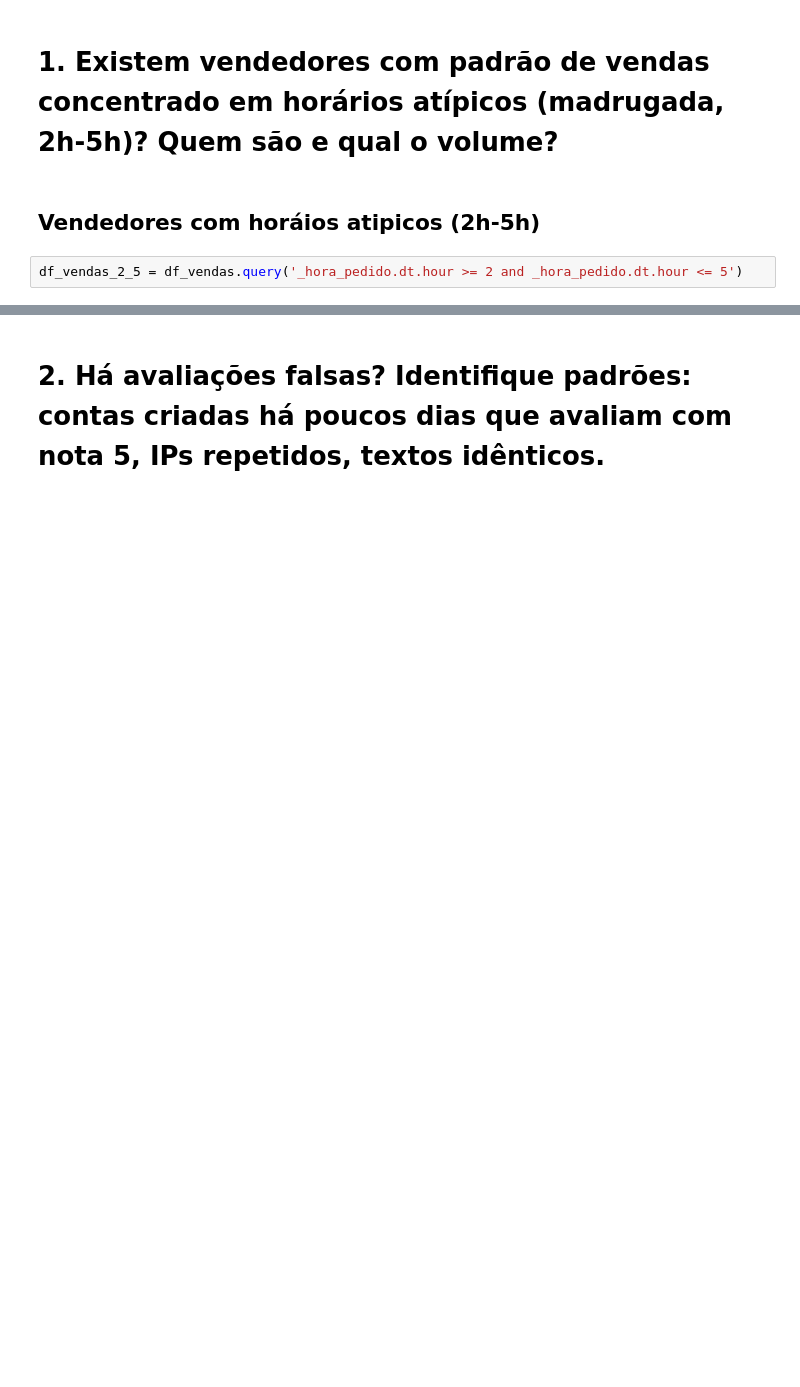
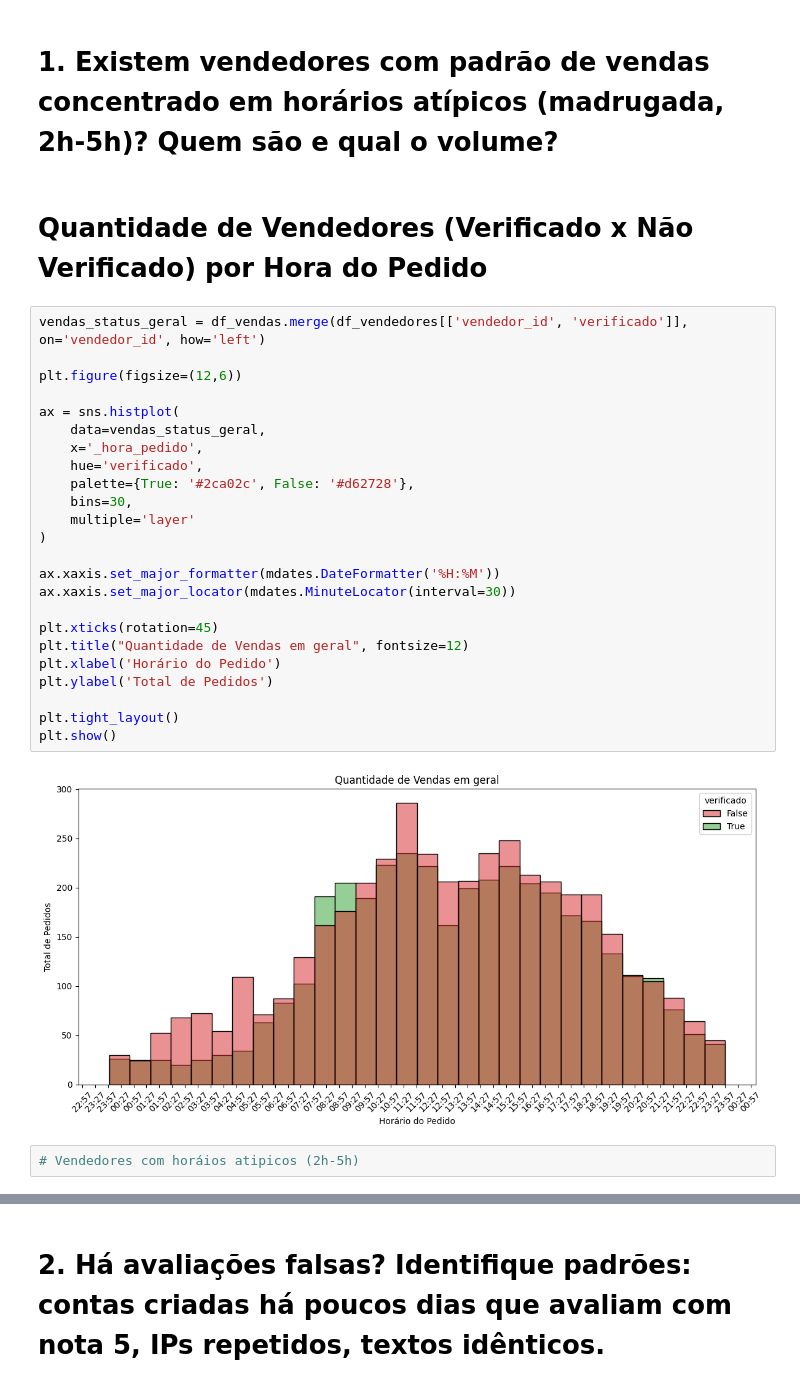
Before and after one commit to AlexDcoder/Opera-o-Marketplace-Fraude-em-E-commerce, a Jupyter notebook: notebooks/base_comparativo.ipynb, the cells around one changed output, grey strips where cells are left out. Cells and saved outputs as stored; diff of their text form; blank space fills up the shorter version.

```diff
--- a/notebooks/base_comparativo.ipynb
+++ b/notebooks/base_comparativo.ipynb
@@ -131,7 +135,33 @@ Verificados
 # %% [markdown]
 # 1. **Existem vendedores com padrão de vendas concentrado em horários atípicos** (madrugada, 2h-5h)? Quem são e qual o volume?
-# %% [markdown]
-## Vendedores com horáios atipicos (2h-5h)
-# %%
-df_vendas_2_5 = df_vendas.query('_hora_pedido.dt.hour >= 2 and _hora_pedido.dt.hour <= 5')
+# %% [markdown]
+# Quantidade de Vendedores (Verificado x Não Verificado) por Hora do Pedido
+# %%
+vendas_status_geral = df_vendas.merge(df_vendedores[['vendedor_id', 'verificado']], on='vendedor_id', how='left')
+
+plt.figure(figsize=(12,6))
+
+ax = sns.histplot(
+    data=vendas_status_geral,
+    x='_hora_pedido',
+    hue='verificado',
+    palette={True: '#2ca02c', False: '#d62728'},
+    bins=30,
+    multiple='layer'
+)
+
+ax.xaxis.set_major_formatter(mdates.DateFormatter('%H:%M'))
+ax.xaxis.set_major_locator(mdates.MinuteLocator(interval=30))
+
+plt.xticks(rotation=45)
+plt.title("Quantidade de Vendas em geral", fontsize=12)
+plt.xlabel('Horário do Pedido')
+plt.ylabel('Total de Pedidos')
+
+plt.tight_layout()
+plt.show()
+# %% [output]
+[figure, added]
+# %%
+# Vendedores com horáios atipicos (2h-5h)
 # %%
```
Also changed, not shown: parts of 76 cells of this notebook.
